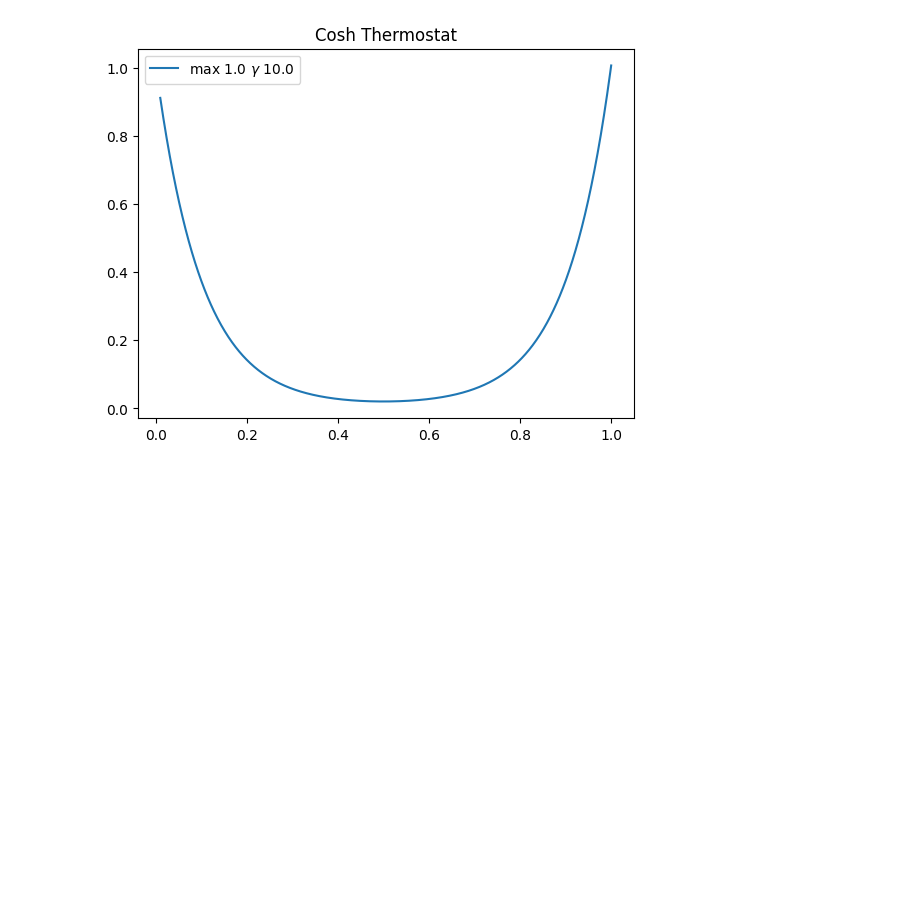
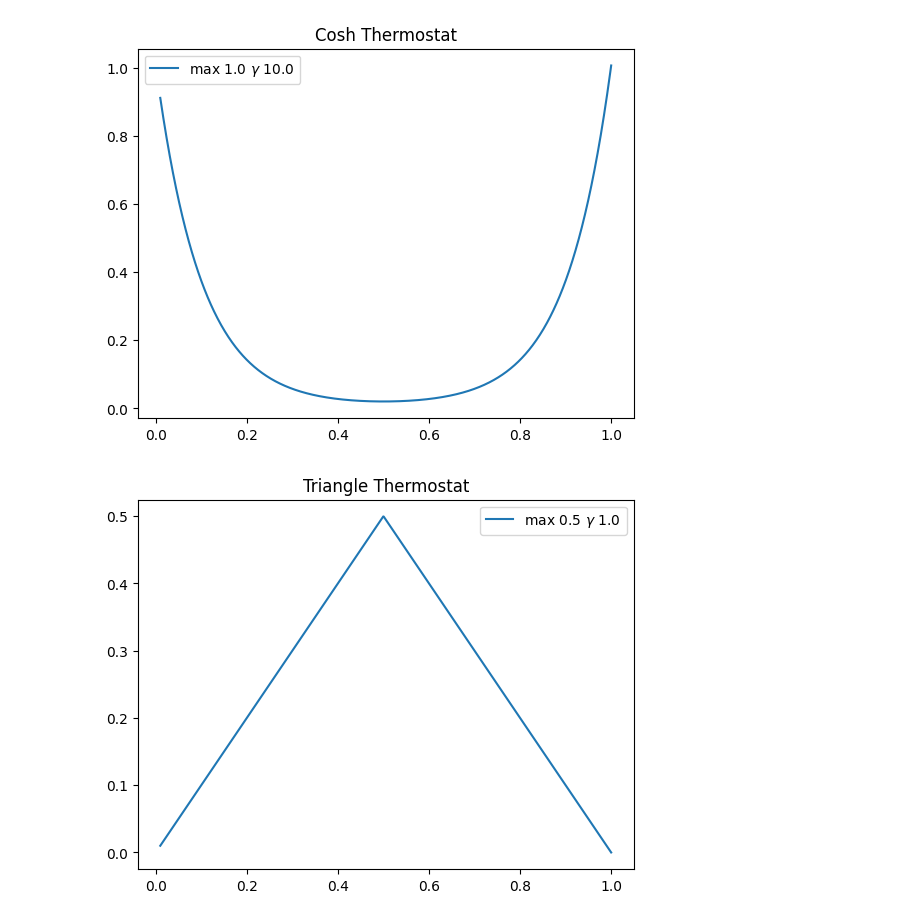
Before and after one commit to cesarali/conditional_rate_matching, a Jupyter notebook: notebooks/Models/CRM/Thermostats.ipynb, the cells around one changed output. Saved outputs shown, nothing was run; the diff lists cells and outputs as text; code cells hidden in the pictures; blank space fills up the shorter version.

```diff
--- a/notebooks/Models/CRM/Thermostats.ipynb
+++ b/notebooks/Models/CRM/Thermostats.ipynb
@@ -131,3 +131,42 @@ plt.legend(loc="best")
 plt.savefig(save_dir)
 # %% [output]
 [figure]
+# %%
+from dataclasses import dataclass
+
+@dataclass
+class TriangleThermostatConfig:
+    name:str="TriangleThermostat"
+    max:float = 10.
+    gamma:float = 10.
+
+
+class TriangleThermostat:
+
+    def __init__(self,config:TriangleThermostatConfig):
+        self.max = config.max
+        self.gamma = config.gamma
+
+    def _integral_rate_scalar(self, t):
+        raise Exception
+
+    def __call__(self, t):
+        device = t.device
+        thermostat = self.max - 2 * self.max * np.abs(t - 0.5)
+        return thermostat.to(device)
+# %%
+max = 0.5
+gamma=1.
+
+exp_config = TriangleThermostatConfig(max=max,gamma=gamma)
+thermostat = TriangleThermostat(exp_config)
+
+values = thermostat(time)
+save_dir = os.path.join(plots_path,"triangle_thermostat.png")
+
+plt.title("Triangle Thermostat")
+plt.plot(time,values,label=r"max {0} $\gamma$ {1}".format(max,gamma))
+plt.legend(loc="best")
+plt.savefig(save_dir)
+# %% [output]
+[figure, added]
```
Also changed, not shown: parts of 1 cell of this notebook, 10 other files.
